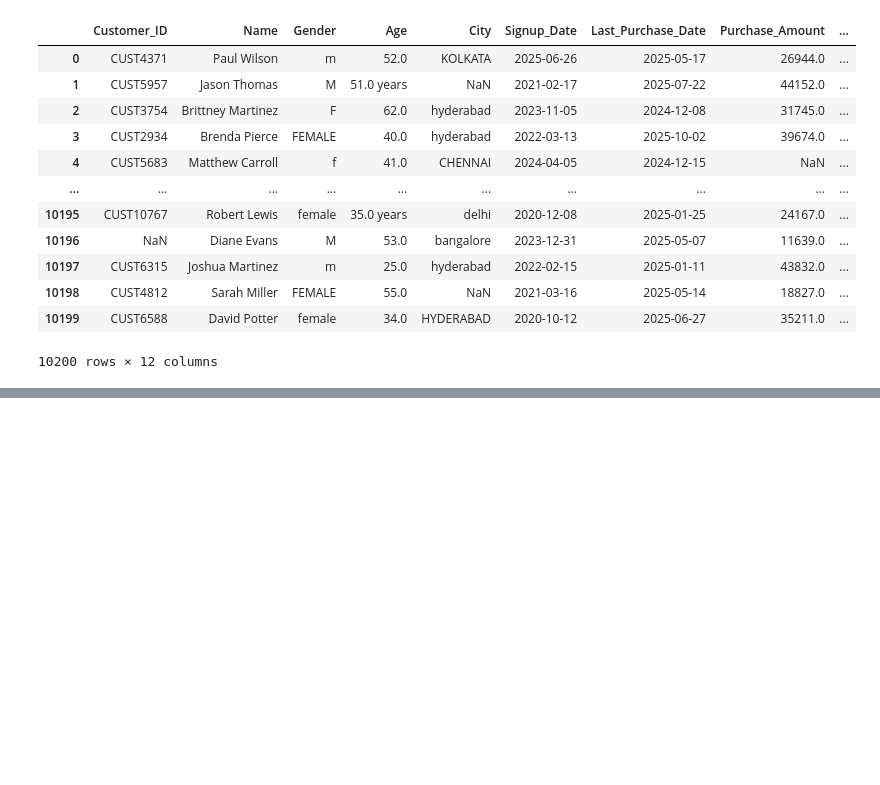
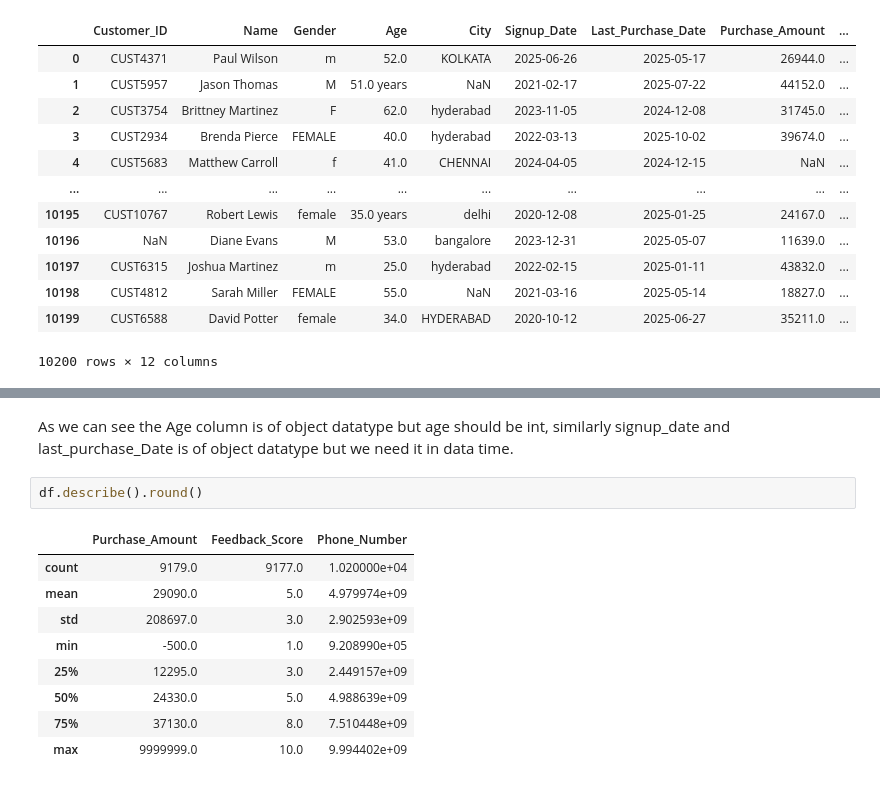
Before and after one commit to Devvrat12/Data-Wrangling-Quality-Engineering-for-Customer-Sales-Analytics, a Jupyter notebook: 1_Data_Cleaning.ipynb, the cells around one changed output, grey strips where cells are left out. Drawn from its saved outputs; the diff is of its cells as text; blank space fills up the shorter version.

```diff
--- a/1_Data_Cleaning.ipynb
+++ b/1_Data_Cleaning.ipynb
@@ -23,0 +46,14 @@ df
+# %% [markdown]
+As we can see the Age column is of object datatype but age should be int, similarly signup_date and last_purchase_Date is of object datatype but we need it in data time.
+# %%
+df.describe().round()
+# %% [output]
+|  | Purchase_Amount | Feedback_Score | Phone_Number |
+| count | 9179.0 | 9177.0 | 1.020000e+04 |
+| mean | 29090.0 | 5.0 | 4.979974e+09 |
+| std | 208697.0 | 3.0 | 2.902593e+09 |
+| min | -500.0 | 1.0 | 9.208990e+05 |
+| 25% | 12295.0 | 3.0 | 2.449157e+09 |
+| 50% | 24330.0 | 5.0 | 4.988639e+09 |
+| 75% | 37130.0 | 8.0 | 7.510448e+09 |
+| max | 9999999.0 | 10.0 | 9.994402e+09 |
```
Also changed, not shown: parts of 5 cells of this notebook.
